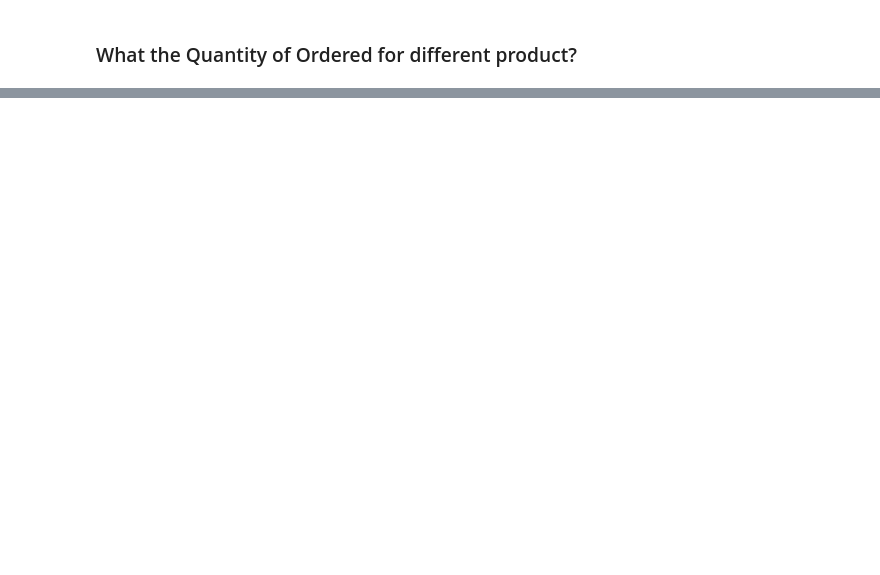
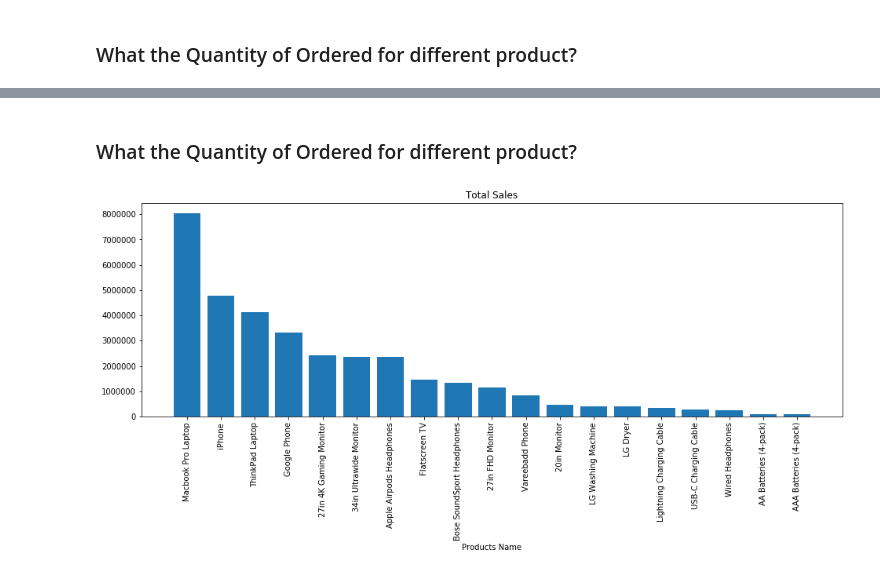
Before and after one commit to Dhiranjan/SalesDataAnalysis, a Jupyter notebook: Sales Data Analysis.ipynb, the cells around one changed output, grey strips where cells are left out. Cells and saved outputs as stored; diff of their text form; code cells hidden in the pictures; blank space fills up the shorter version.

```diff
--- a/Sales Data Analysis.ipynb
+++ b/Sales Data Analysis.ipynb
@@ -164,0 +168,7 @@ bar(order.index, order.values)
+# %% [markdown]
+### What the Quantity of Ordered for different product?
+# %%
+sales = df.groupby('Product')['Sales'].sum().sort_values(ascending=False)
+bar(sales.index, sales.values, 'Products Name', '','Total Sales')
+# %% [output]
+[figure, added]
```
Also changed, not shown: parts of 2 cells of this notebook.
